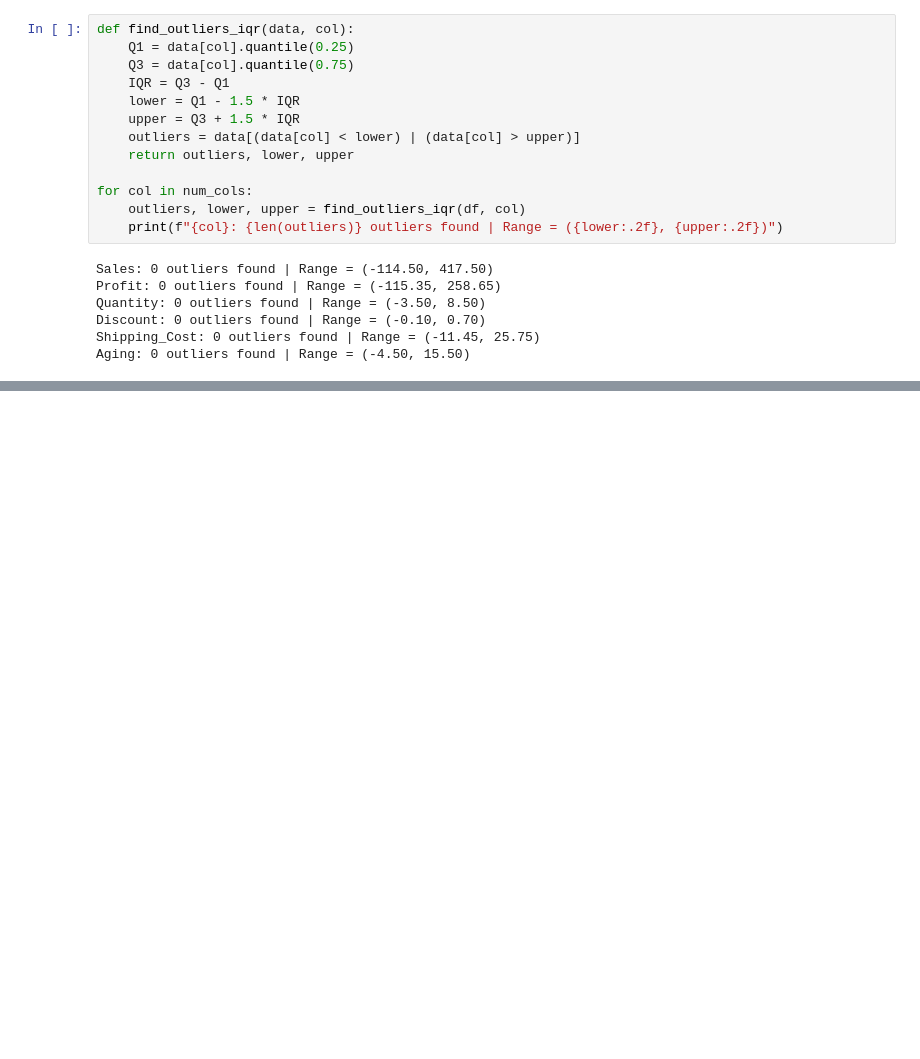
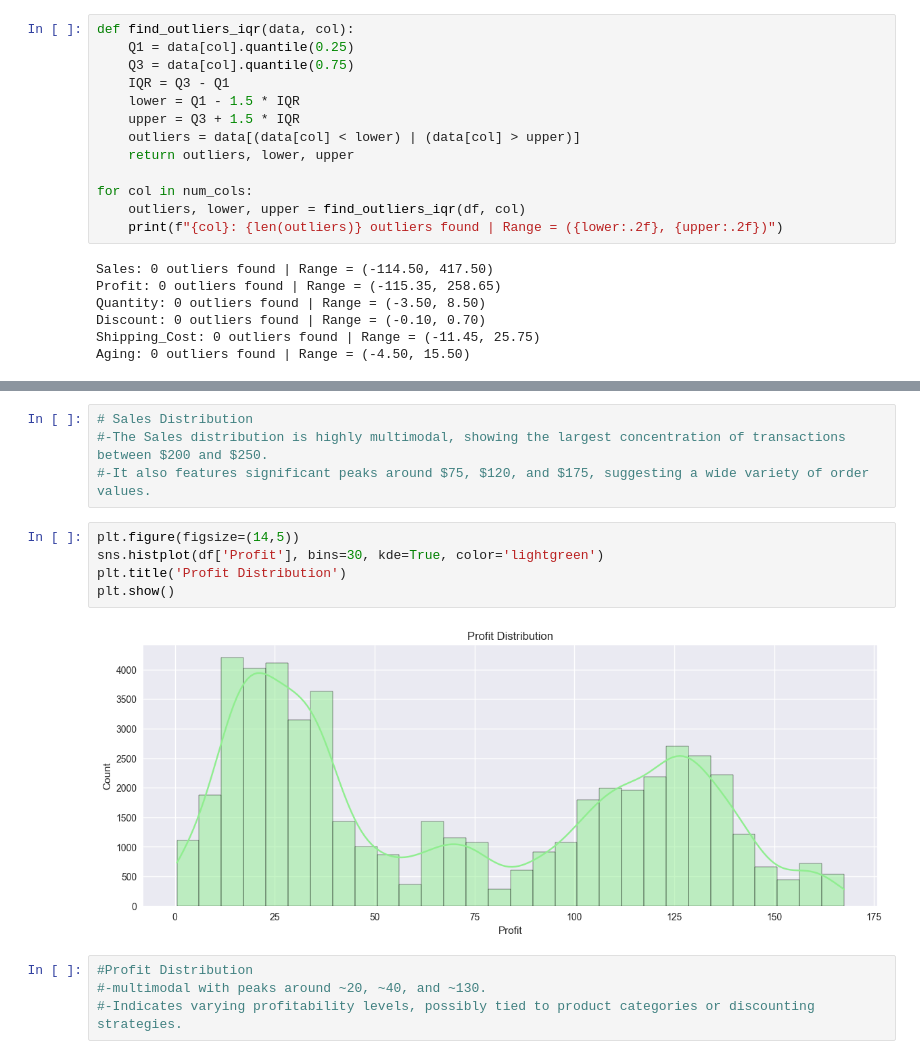
Before and after one commit to palak-verma-0309/e-commerce, a Jupyter notebook: data_analysis.ipynb, the cells around one changed output, grey strips where cells are left out. Cells and saved outputs as stored; diff of their text form; blank space fills up the shorter version.

```diff
--- a/data_analysis.ipynb
+++ b/data_analysis.ipynb
@@ -171,0 +195,15 @@ Aging: 0 outliers found | Range = (-4.50, 15.50)
+# %%
+# Sales Distribution
+#-The Sales distribution is highly multimodal, showing the largest concentration of transactions between $200 and $250.
+#-It also features significant peaks around $75, $120, and $175, suggesting a wide variety of order values.
+# %%
+plt.figure(figsize=(14,5))
+sns.histplot(df['Profit'], bins=30, kde=True, color='lightgreen')
+plt.title('Profit Distribution')
+plt.show()
+# %% [output]
+[figure, added]
+# %%
+#Profit Distribution
+#-multimodal with peaks around ~20, ~40, and ~130.
+#-Indicates varying profitability levels, possibly tied to product categories or discounting strategies.
```
Also changed, not shown: parts of 37 cells of this notebook.
